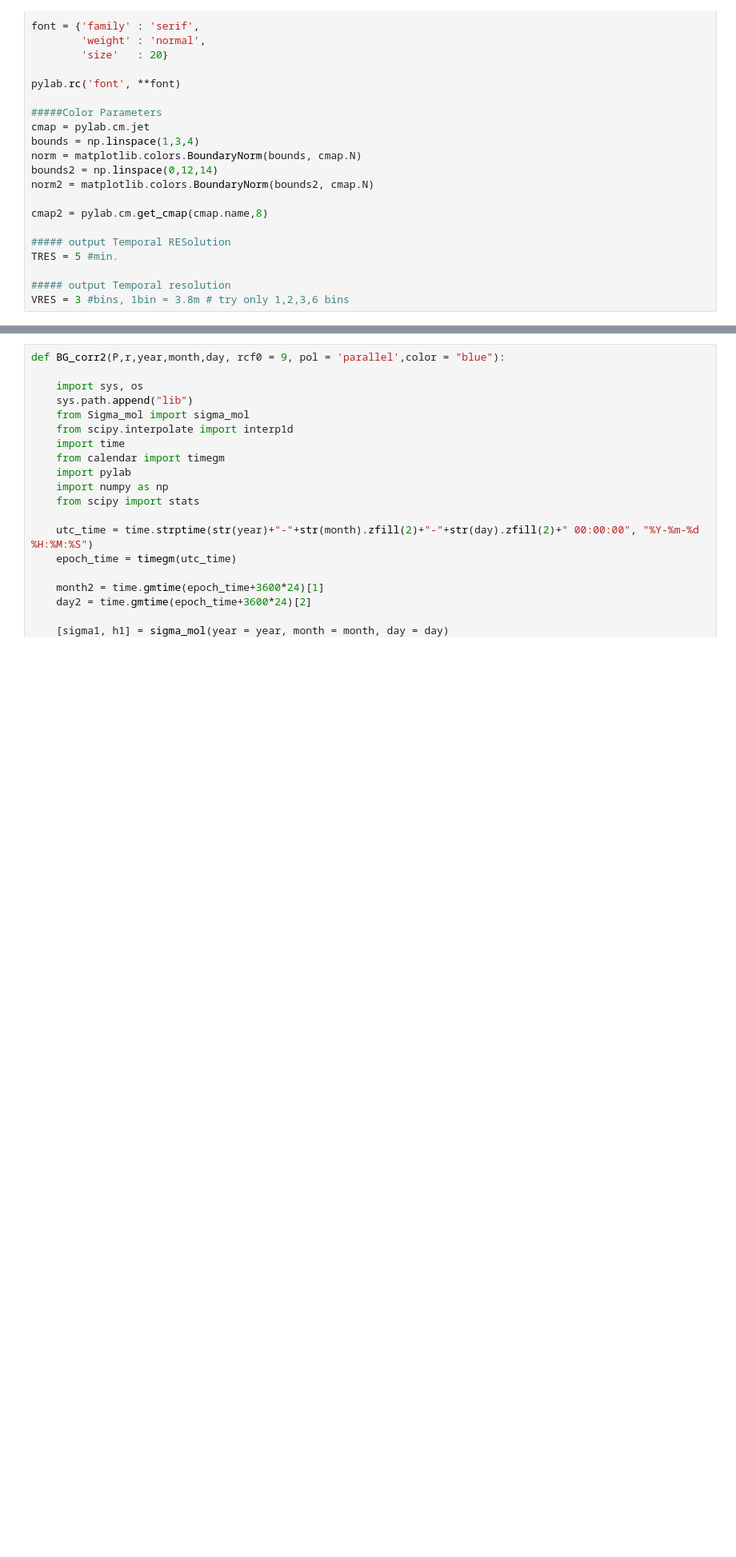
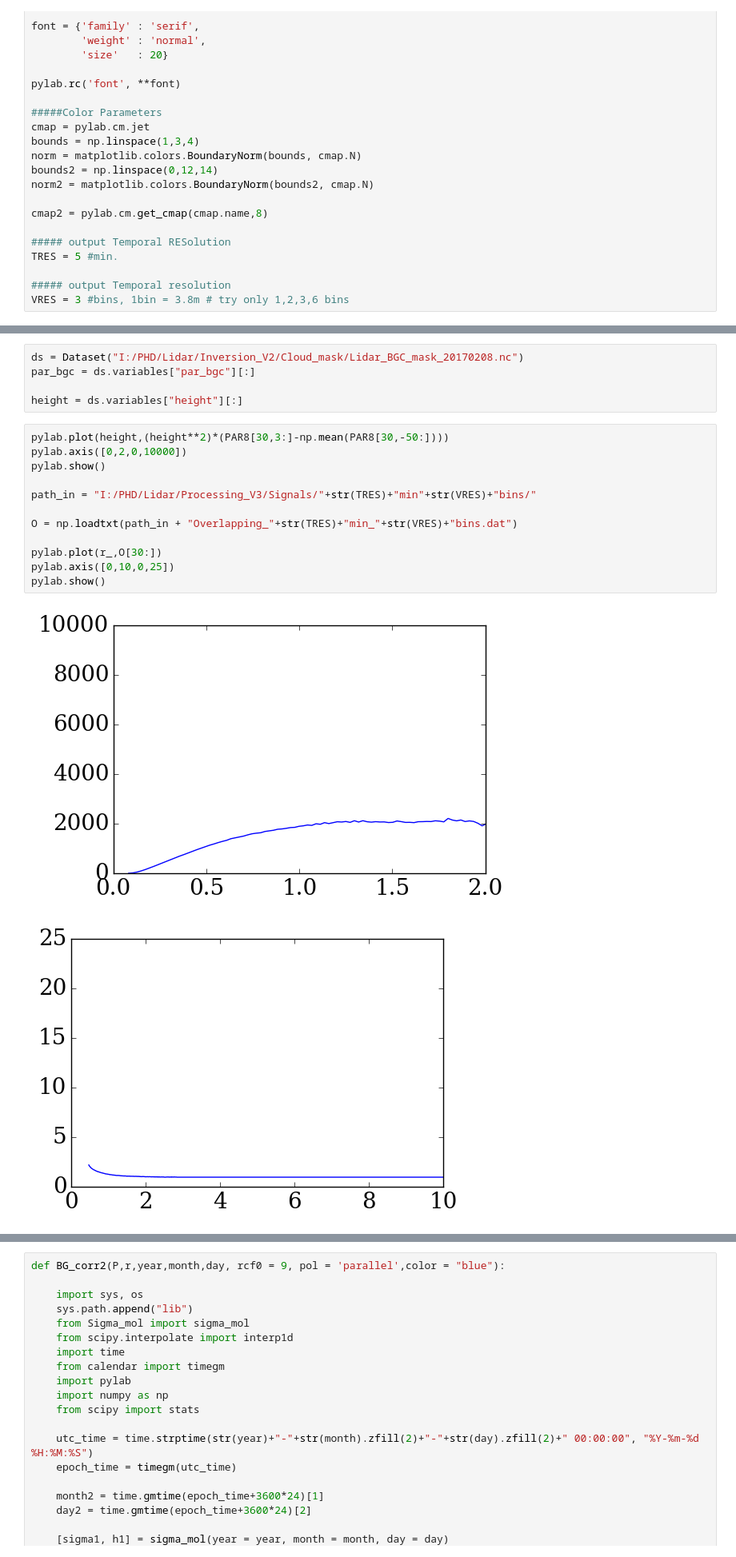
Before and after one commit to cduranalarcon/Lidar_DDU, a Jupyter notebook: Notebooks/temp.ipynb, the cells around one changed output, grey strips where cells are left out. Shown: that part at 80% size. Saved outputs shown, nothing was run; the diff lists cells and outputs as text; blank space fills up the shorter version.

```diff
--- a/Notebooks/temp.ipynb
+++ b/Notebooks/temp.ipynb
@@ -58,0 +369,20 @@ VRES = 3 #bins, 1bin = 3.8m # try only 1,2,3,6 bins
+# %%
+ds = Dataset("I:/PHD/Lidar/Inversion_V2/Cloud_mask/Lidar_BGC_mask_20170208.nc")
+par_bgc = ds.variables["par_bgc"][:]
+
+height = ds.variables["height"][:]
+# %%
+pylab.plot(height,(height**2)*(PAR8[30,3:]-np.mean(PAR8[30,-50:])))
+pylab.axis([0,2,0,10000])
+pylab.show()
+
+path_in = "I:/PHD/Lidar/Processing_V3/Signals/"+str(TRES)+"min"+str(VRES)+"bins/"
+
+O = np.loadtxt(path_in + "Overlapping_"+str(TRES)+"min_"+str(VRES)+"bins.dat")
+
+pylab.plot(r_,O[30:])
+pylab.axis([0,10,0,25])
+pylab.show()
+# %% [output]
+[figure, added]
+[figure, added]
```
Also changed, not shown: parts of 10 cells of this notebook.
